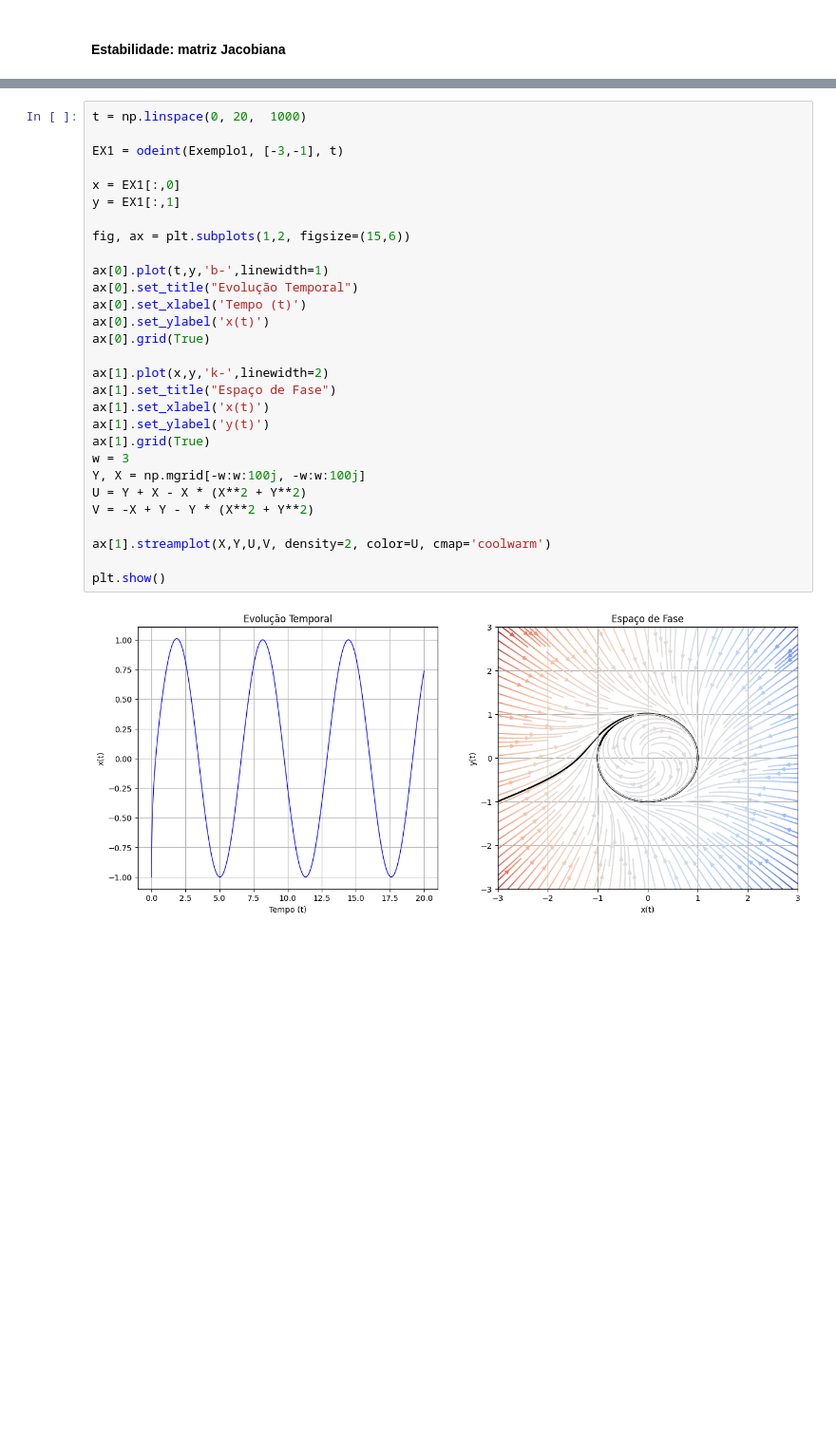
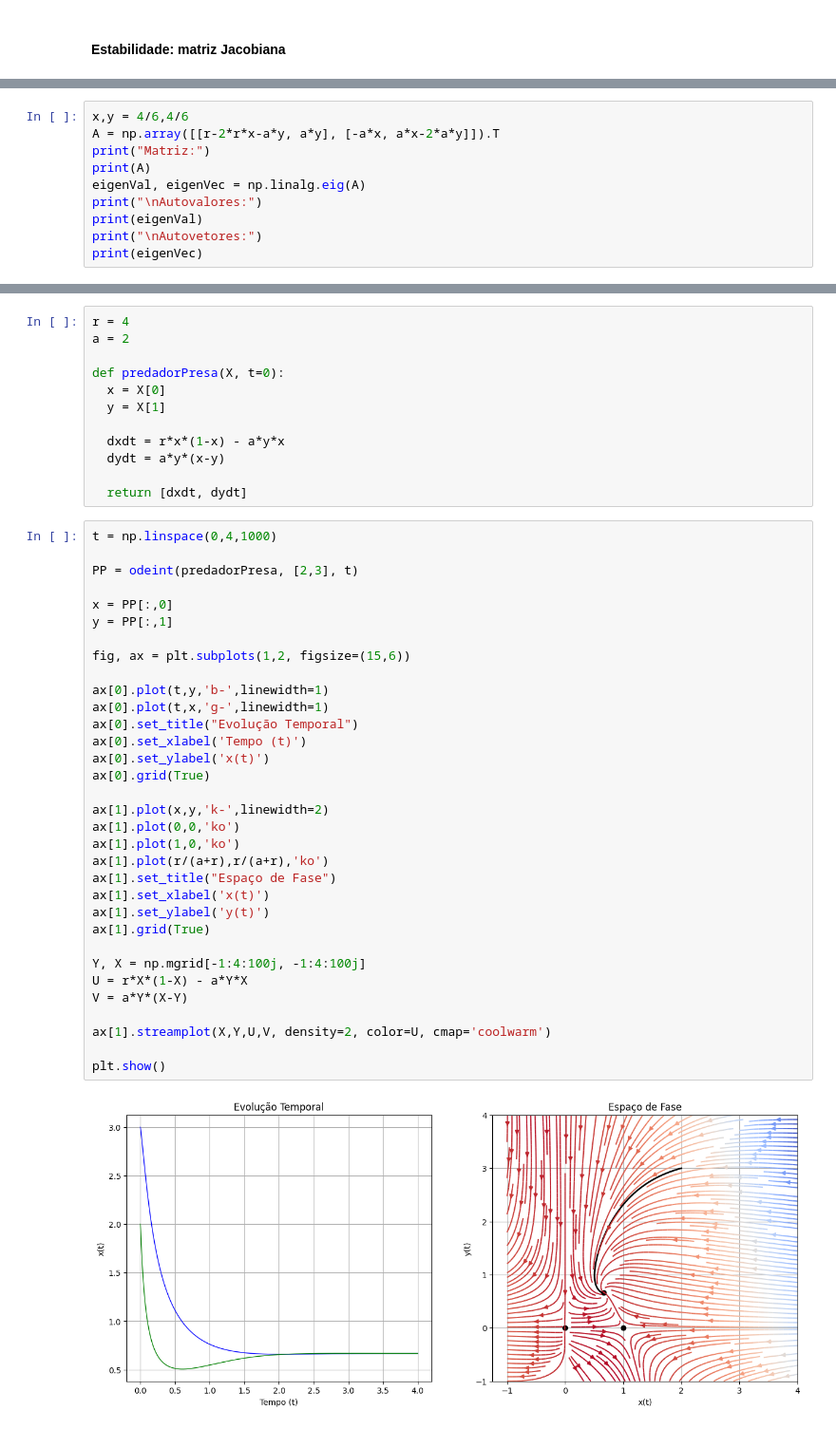
Before and after one commit to jorgesalhani/LinearAlgebraApplications, a Jupyter notebook: TrabalhoFinal/TF.ipynb, the cells around one changed output, grey strips where cells are left out. Shown at 95% size. Cells and saved outputs as stored; diff of their text form; blank space fills up the shorter version.

```diff
--- a/TrabalhoFinal/TF.ipynb
+++ b/TrabalhoFinal/TF.ipynb
@@ -438,0 +554,10 @@ def Exemplo2(X, t=0):
+# %%
+x,y = 4/6,4/6
+A = np.array([[r-2*r*x-a*y, a*y], [-a*x, a*x-2*a*y]]).T
+print("Matriz:")
+print(A)
+eigenVal, eigenVec = np.linalg.eig(A)
+print("\nAutovalores:")
+print(eigenVal)
+print("\nAutovetores:")
+print(eigenVec)
@@ -439,31 +591,47 @@ def Exemplo2(X, t=0):
+# %%
+r = 4
+a = 2
+
+def predadorPresa(X, t=0):
+  x = X[0]
+  y = X[1]
+
+  dxdt = r*x*(1-x) - a*y*x
+  dydt = a*y*(x-y)
+
+  return [dxdt, dydt]
 # %%
-t = np.linspace(0, 20,  1000)
+t = np.linspace(0,4,1000)
 
-EX1 = odeint(Exemplo1, [-3,-1], t)
+PP = odeint(predadorPresa, [2,3], t)
 
-x = EX1[:,0]
-y = EX1[:,1]
+x = PP[:,0]
+y = PP[:,1]
 
 fig, ax = plt.subplots(1,2, figsize=(15,6))
 
 ax[0].plot(t,y,'b-',linewidth=1)
+ax[0].plot(t,x,'g-',linewidth=1)
 ax[0].set_title("Evolução Temporal")
 ax[0].set_xlabel('Tempo (t)')
 ax[0].set_ylabel('x(t)')
 ax[0].grid(True)
 
 ax[1].plot(x,y,'k-',linewidth=2)
+ax[1].plot(0,0,'ko')
+ax[1].plot(1,0,'ko')
+ax[1].plot(r/(a+r),r/(a+r),'ko')
 ax[1].set_title("Espaço de Fase")
 ax[1].set_xlabel('x(t)')
 ax[1].set_ylabel('y(t)')
 ax[1].grid(True)
-w = 3
-Y, X = np.mgrid[-w:w:100j, -w:w:100j]
-U = Y + X - X * (X**2 + Y**2)
-V = -X + Y - Y * (X**2 + Y**2)
+
+Y, X = np.mgrid[-1:4:100j, -1:4:100j]
+U = r*X*(1-X) - a*Y*X
+V = a*Y*(X-Y)
 
 ax[1].streamplot(X,Y,U,V, density=2, color=U, cmap='coolwarm')
 
 plt.show()
 # %% [output]
-[figure, old version]
+[figure, new version]
```
Also changed, not shown: parts of 17 cells of this notebook.
